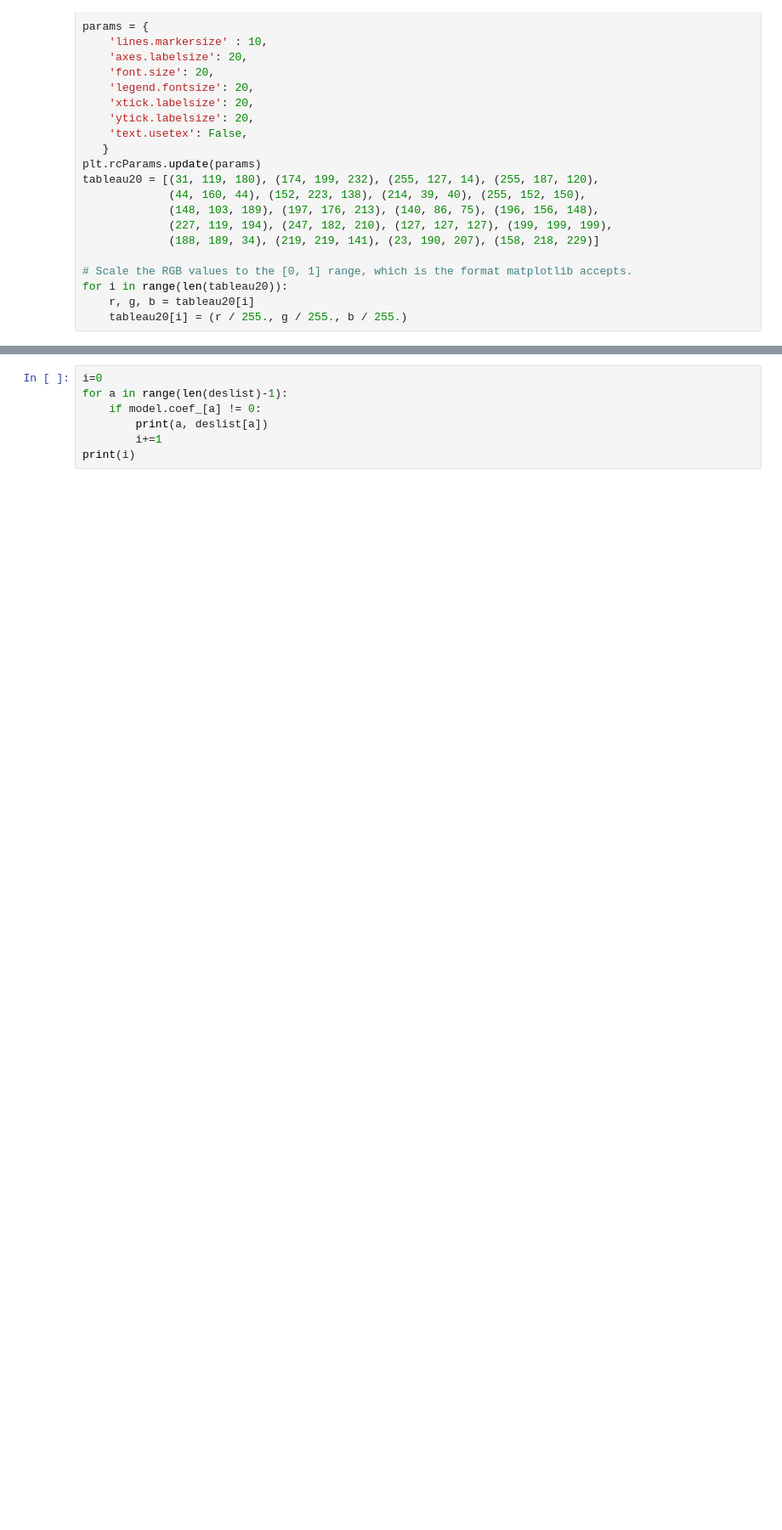
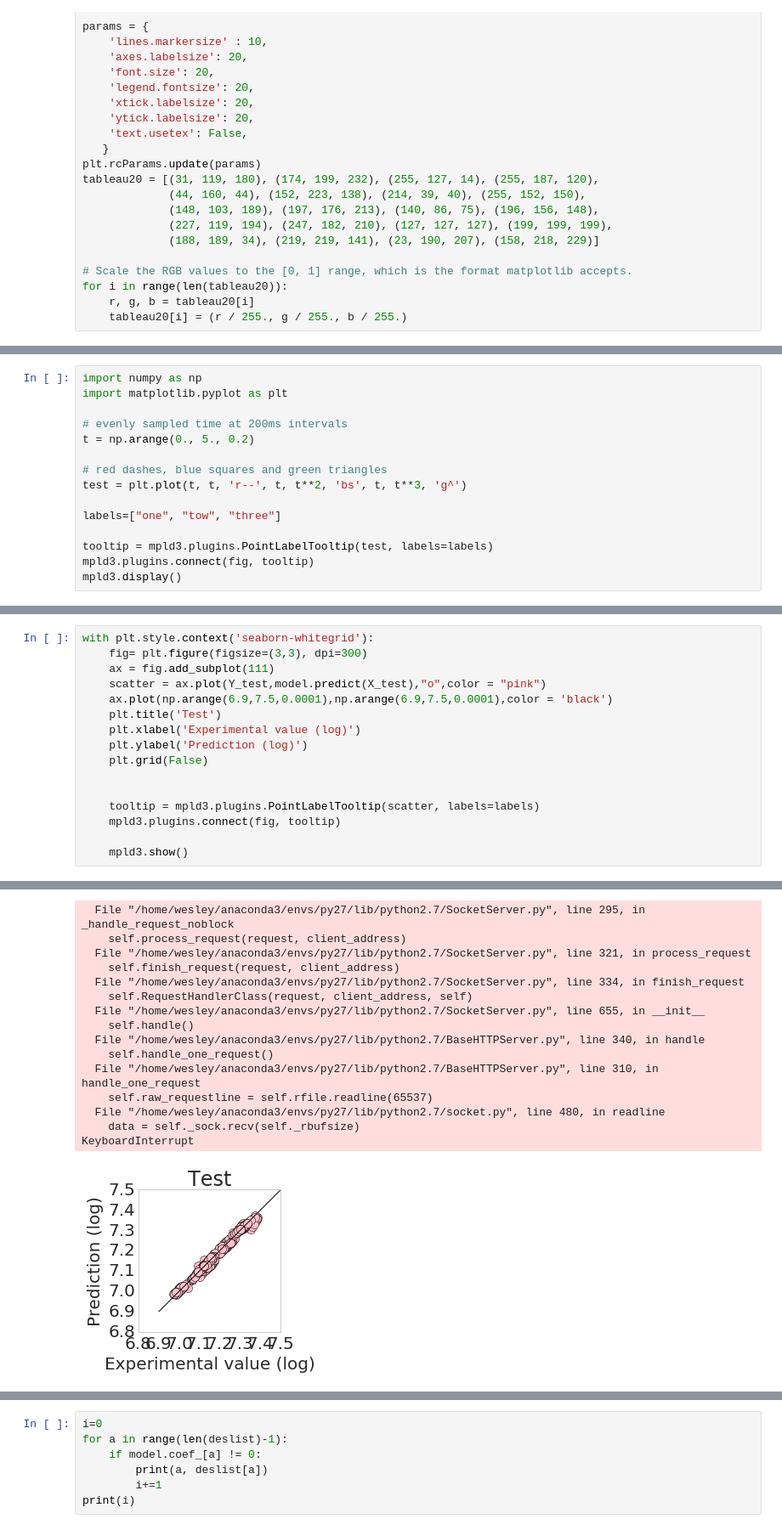
Before and after one commit to wesleybeckner/salty, a Jupyter notebook: scripts/LASSO_wesley.ipynb, the cells around one changed output, grey strips where cells are left out. Shown at 85% size. Drawn from its saved outputs; the diff is of its cells as text; blank space fills up the shorter version.

```diff
--- a/scripts/LASSO_wesley.ipynb
+++ b/scripts/LASSO_wesley.ipynb
@@ -30,0 +33,15 @@ for i in range(len(tableau20)):
+# %%
+import numpy as np
+import matplotlib.pyplot as plt
+
+# evenly sampled time at 200ms intervals
+t = np.arange(0., 5., 0.2)
+
+# red dashes, blue squares and green triangles
+test = plt.plot(t, t, 'r--', t, t**2, 'bs', t, t**3, 'g^')
+
+labels=["one", "tow", "three"]
+
+tooltip = mpld3.plugins.PointLabelTooltip(test, labels=labels)
+mpld3.plugins.connect(fig, tooltip)
+mpld3.display()
@@ -30,0 +92,17 @@ for i in range(len(tableau20)):
+# %%
+with plt.style.context('seaborn-whitegrid'):
+    fig= plt.figure(figsize=(3,3), dpi=300)
+    ax = fig.add_subplot(111)
+    scatter = ax.plot(Y_test,model.predict(X_test),"o",color = "pink")
+    ax.plot(np.arange(6.9,7.5,0.0001),np.arange(6.9,7.5,0.0001),color = 'black')
+    plt.title('Test')
+    plt.xlabel('Experimental value (log)')
+    plt.ylabel('Prediction (log)')
+    plt.grid(False)
+
+
+    tooltip = mpld3.plugins.PointLabelTooltip(scatter, labels=labels)
+    mpld3.plugins.connect(fig, tooltip)
+
+    mpld3.show()
+# %% [output]
@@ -30,0 +125,16 @@ for i in range(len(tableau20)):
+  File "/home/wesley/anaconda3/envs/py27/lib/python2.7/SocketServer.py", line 295, in _handle_request_noblock
+    self.process_request(request, client_address)
+  File "/home/wesley/anaconda3/envs/py27/lib/python2.7/SocketServer.py", line 321, in process_request
+    self.finish_request(request, client_address)
+  File "/home/wesley/anaconda3/envs/py27/lib/python2.7/SocketServer.py", line 334, in finish_request
+    self.RequestHandlerClass(request, client_address, self)
+  File "/home/wesley/anaconda3/envs/py27/lib/python2.7/SocketServer.py", line 655, in __init__
+    self.handle()
+  File "/home/wesley/anaconda3/envs/py27/lib/python2.7/BaseHTTPServer.py", line 340, in handle
+    self.handle_one_request()
+  File "/home/wesley/anaconda3/envs/py27/lib/python2.7/BaseHTTPServer.py", line 310, in handle_one_request
+    self.raw_requestline = self.rfile.readline(65537)
+  File "/home/wesley/anaconda3/envs/py27/lib/python2.7/socket.py", line 480, in readline
+    data = self._sock.recv(self._rbufsize)
+KeyboardInterrupt
+[figure, added]
```
Also changed, not shown: parts of 10 cells of this notebook, 3 other files.
